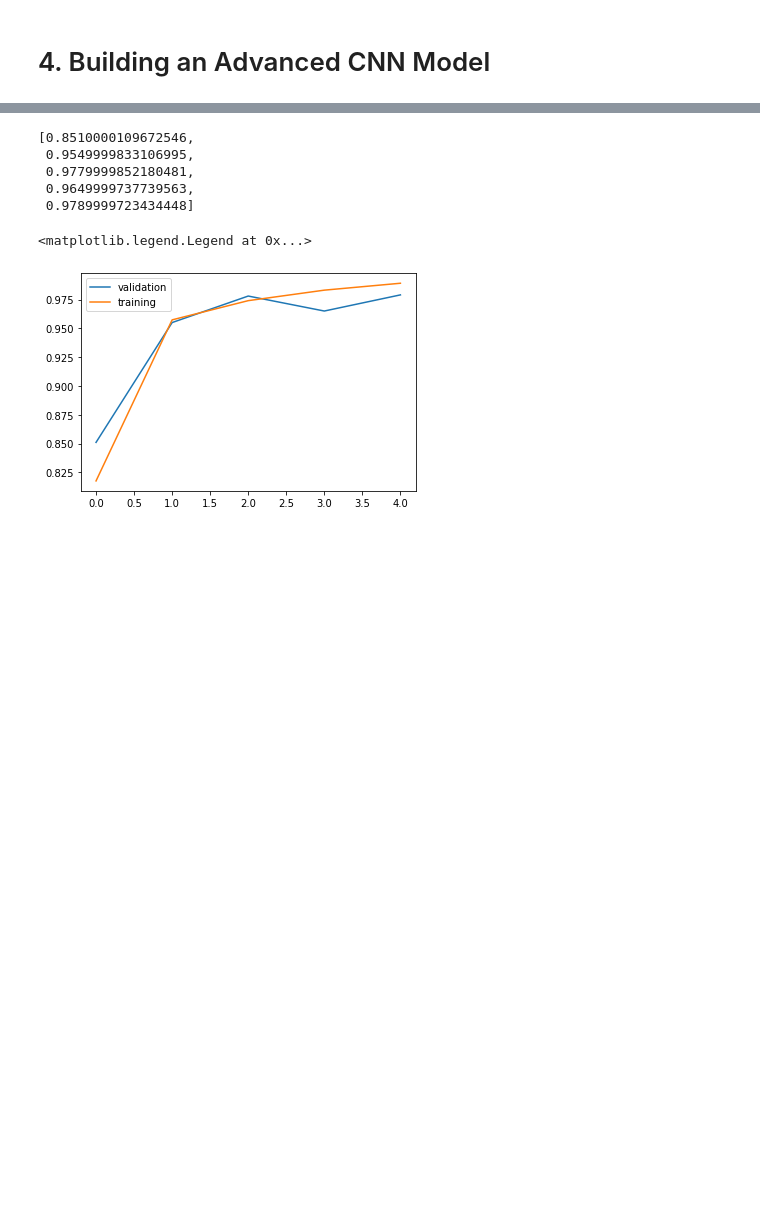
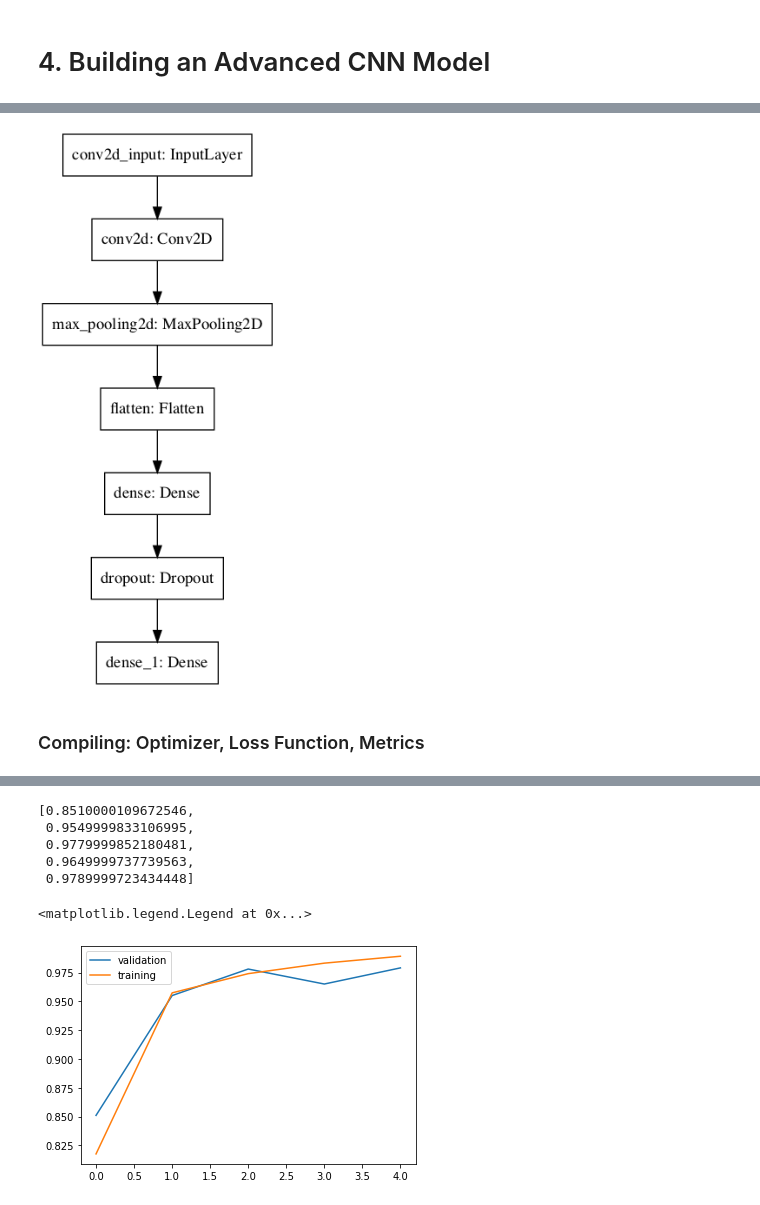
Before and after one commit to fkosse/bootcamp_projects, a Jupyter notebook: deep_learning/deep_learning.ipynb, the cells around one changed output, grey strips where cells are left out. Saved outputs shown, nothing was run; the diff lists cells and outputs as text; code cells hidden in the pictures; blank space fills up the shorter version.

```diff
--- a/deep_learning/deep_learning.ipynb
+++ b/deep_learning/deep_learning.ipynb
@@ -372,2 +371,27 @@ model.add(keras.layers.Dense(10, activation='softmax'))
+# %%
+K.clear_session()
+model = Sequential()
+# first convolutional block
+# adds a convolutional layer with 64 units and a 3x3 kernel
+# add a MaxPooling2D layer with a pool size of 2x2
+model.add(Conv2D(filters=28,
+                            padding='same',
+                            activation ='relu',
+                            kernel_size=(3,3),
+                            input_shape=(28, 28, 1) # rows, cols, color channels
+                            ))
+
+model.add(MaxPool2D(pool_size=(2, 2)))
+
+
+#final dense block
+#add a layer that flattens the output
+model.add(Flatten())
+
+model.add(Dense(128, activation='relu'))
+model.add(Dropout(0.5))
+
+#add a dense output layer with 10 units and softmax activation
+model.add(Dense(10, activation='softmax'))
 # %%
 model.summary()
@@ -374 +419,12 @@ model.summary()
+# %%
+plot_model(model,
+   #to_file='model.png',
+   show_shapes=False,
+   show_layer_names=True,
+   rankdir='TB', expand_nested=False, dpi=96
+)
+# %% [output]
+[figure, added]
+# %% [markdown]
+### Compiling: Optimizer, Loss Function, Metrics
 # %%
```
Also changed, not shown: parts of 34 cells of this notebook, 2 other files.
